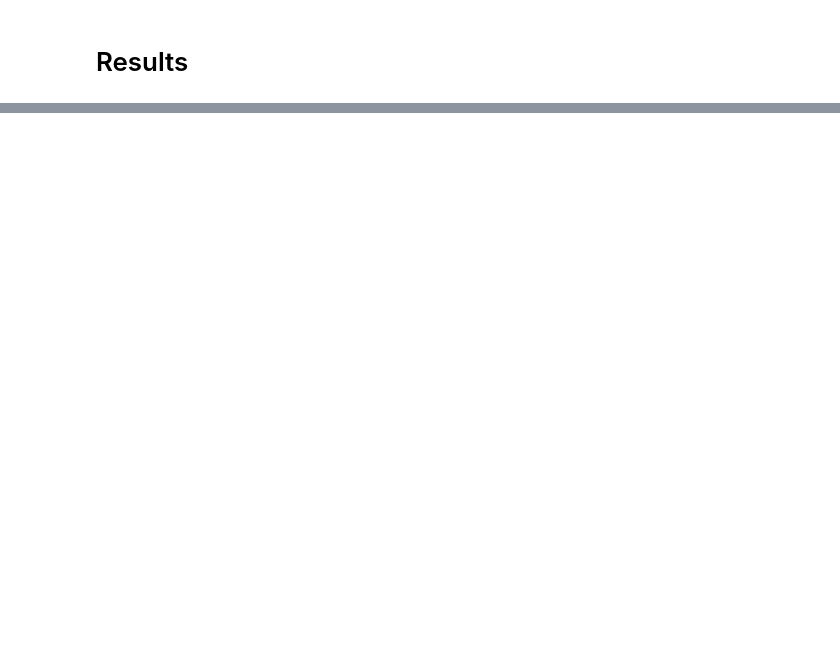
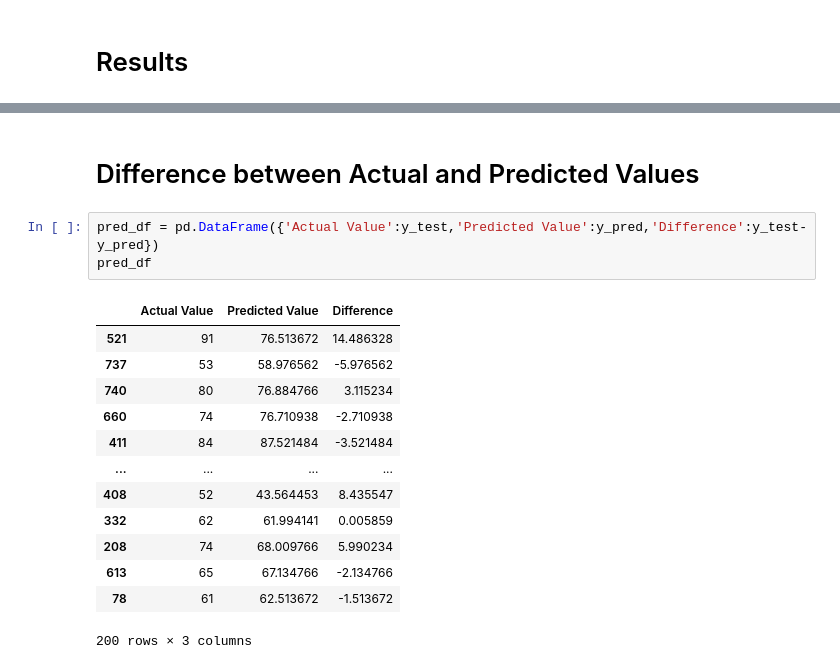
Before and after one commit to SWETHASATHEES/end_to_end_ml_project, a Jupyter notebook: notebook/Model_Training.ipynb, the cells around one changed output, grey strips where cells are left out. Cells and saved outputs as stored; diff of their text form; blank space fills up the shorter version.

```diff
--- a/notebook/Model_Training.ipynb
+++ b/notebook/Model_Training.ipynb
@@ -197,0 +222,19 @@ pd.DataFrame(list(zip(model_list,r2_list)),columns=['Model Name','R2_score'])
+# %% [markdown]
+# Difference between Actual and Predicted Values
+# %%
+pred_df = pd.DataFrame({'Actual Value':y_test,'Predicted Value':y_pred,'Difference':y_test-y_pred})
+pred_df
+# %% [output]
+|  | Actual Value | Predicted Value | Difference |
+| 521 | 91 | 76.513672 | 14.486328 |
+| 737 | 53 | 58.976562 | -5.976562 |
+| 740 | 80 | 76.884766 | 3.115234 |
+| 660 | 74 | 76.710938 | -2.710938 |
+| 411 | 84 | 87.521484 | -3.521484 |
+| ... | ... | ... | ... |
+| 408 | 52 | 43.564453 | 8.435547 |
+| 332 | 62 | 61.994141 | 0.005859 |
+| 208 | 74 | 68.009766 | 5.990234 |
+| 613 | 65 | 67.134766 | -2.134766 |
+| 78 | 61 | 62.513672 | -1.513672 |
+200 rows × 3 columns
```
Also changed, not shown: parts of 8 cells of this notebook, 11 other files.
